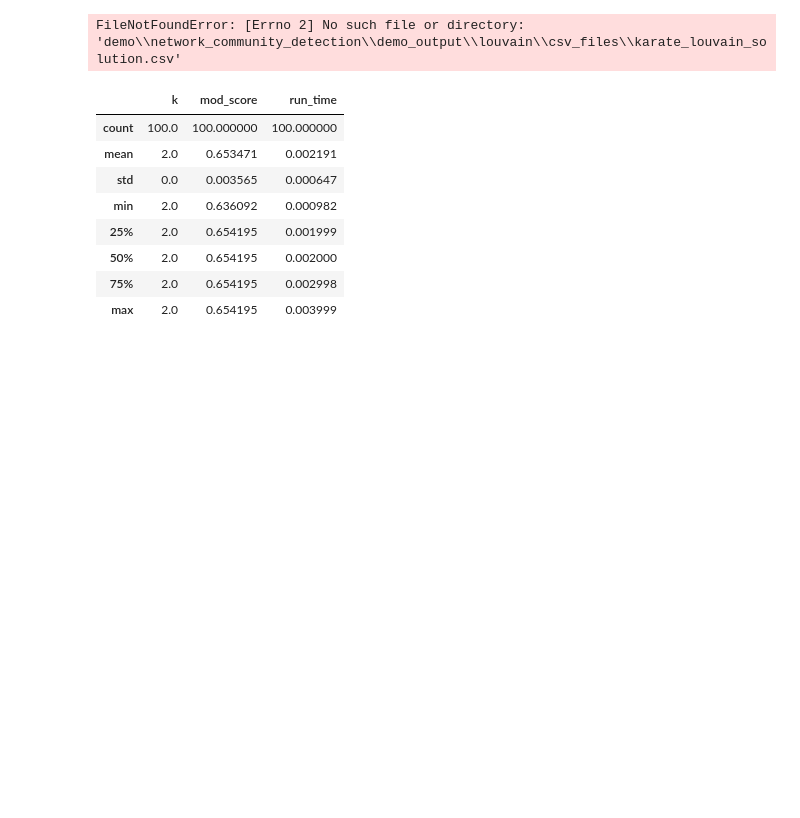
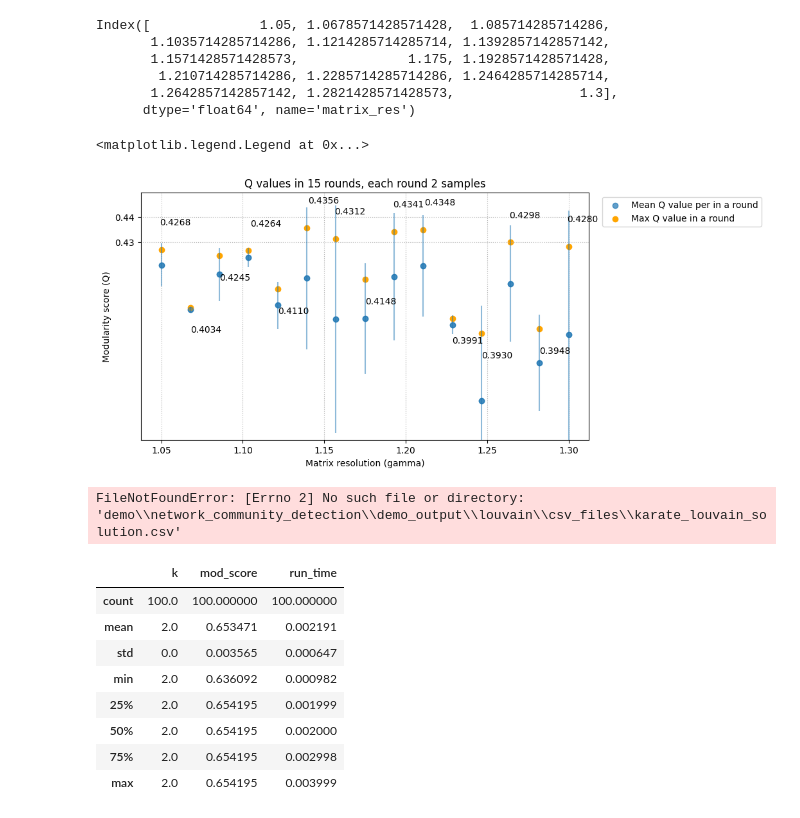
Before and after one commit to QStats/StatsModule, a Jupyter notebook: result_stats.ipynb, the cells around one changed output. Drawn from its saved outputs; the diff is of its cells as text; code cells hidden in the pictures; blank space fills up the shorter version.

```diff
--- a/result_stats.ipynb
+++ b/result_stats.ipynb
@@ -45,0 +47,3 @@ ax.scatter(m, s)
+# %%
+gr_by_res = q.groupby(q.matrix_res, group_keys=True).agg({"mod_score": ["mean", "std", "max"]}).apply(lambda x: x)
+gr_by_res
@@ -46,3 +69,60 @@ ax.scatter(m, s)
+# %%
+print(gr_by_res.mod_score.index)
+# %% [output]
+Index([              1.05, 1.0678571428571428,  1.085714285714286,
+       1.1035714285714286, 1.1214285714285714, 1.1392857142857142,
+       1.1571428571428573,              1.175, 1.1928571428571428,
+        1.210714285714286, 1.2285714285714286, 1.2464285714285714,
+       1.2642857142857142, 1.2821428571428573,                1.3],
+      dtype='float64', name='matrix_res')
+# %%
+import matplotlib.pyplot as plt
+import numpy as np
+import matplotlib as mpl
+
+
+plt.rcParams["figure.figsize"] = (9, 5)
+
+x_major_ticker = mpl.ticker.MultipleLocator(5)
+x_minor_ticker = mpl.ticker.MultipleLocator(1)
+
+
+fig, ax = plt.subplots()
+
+# ax.set_xticks([0, 10, 20, 30, 40, 50, 60, 70, 80, 90])
+# ax.set_yticks(np.unique(qa_values_r0).flatten())
+# ax.set_xlim(-1, 90)
+ax.xaxis.set_major_locator(x_major_ticker)
+ax.xaxis.set_minor_locator(x_minor_ticker)
+
+ax.set_title("Q values in 15 rounds, each round 2 samples")
+ax.set_xlabel("Matrix resolution (gamma)")
+ax.set_ylabel("Modularity score (Q)")
+
+# ax.grid(which="major", linestyle=':')
+ax.grid(which="major", linestyle=':')
+
+ax.set_ylim(0.35, 0.45)
+ax.set_yticks(np.arange(0.43, 0.44, 0.01))
+# ax.set_xlim(1, 1.3)
+ax.set_xticks(np.arange(0.8, 1.5, step=0.05))
+
+
+ax.scatter(gr_by_res.mod_score.index, gr_by_res.mod_score["mean"], label="Mean Q value per in a round", alpha=0.7)
+ax.scatter(gr_by_res.mod_score.index, gr_by_res.mod_score["max"], c="orange", label="Max Q value in a round")
+ax.errorbar(gr_by_res.mod_score.index, gr_by_res.mod_score["mean"], yerr= gr_by_res.mod_score["std"], fmt="o", alpha=0.5)
+
+
+x_offsets = [0.0009*(-1)**(i+1) if y > 0.425 else 0 for i, (x, y) in enumerate(zip(gr_by_res.index, gr_by_res.mod_score["max"]))]
+y_offsets = [0.01 if x > 0.425 else -0.01 for x in gr_by_res.mod_score["max"]]
+# x_offsets = [0.01 if ex > 0.425 else -0.01 for ex in gr_by_res.mod_score["max"] ]
+for i, (k, v) in enumerate(gr_by_res.mod_score["max"].items()):
+    ax.annotate(text=f"{v:.4f}", xy=(k+x_offsets[i], v+y_offsets[i]))
+
+ax.legend(bbox_to_anchor=(1.02, 1), loc=2)
+# %% [output]
+<matplotlib.legend.Legend at 0x...>
+[figure, added]
 # %%
 l = pd.read_csv(
     "demo\\network_community_detection\\demo_output\\louvain\\csv_files\\karate_louvain_solution.csv"
```
Also changed, not shown: parts of 5 cells of this notebook, 18 other files.
